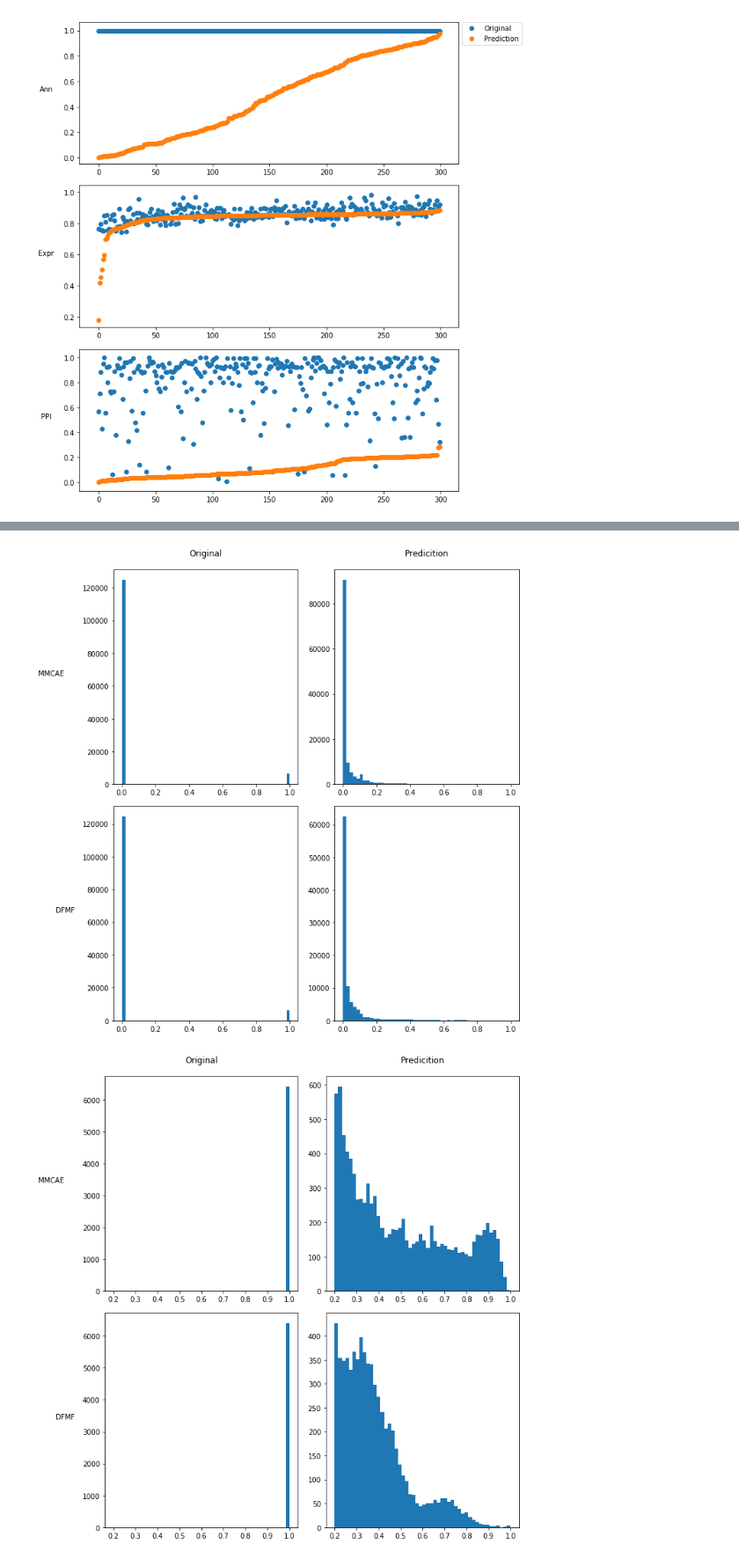
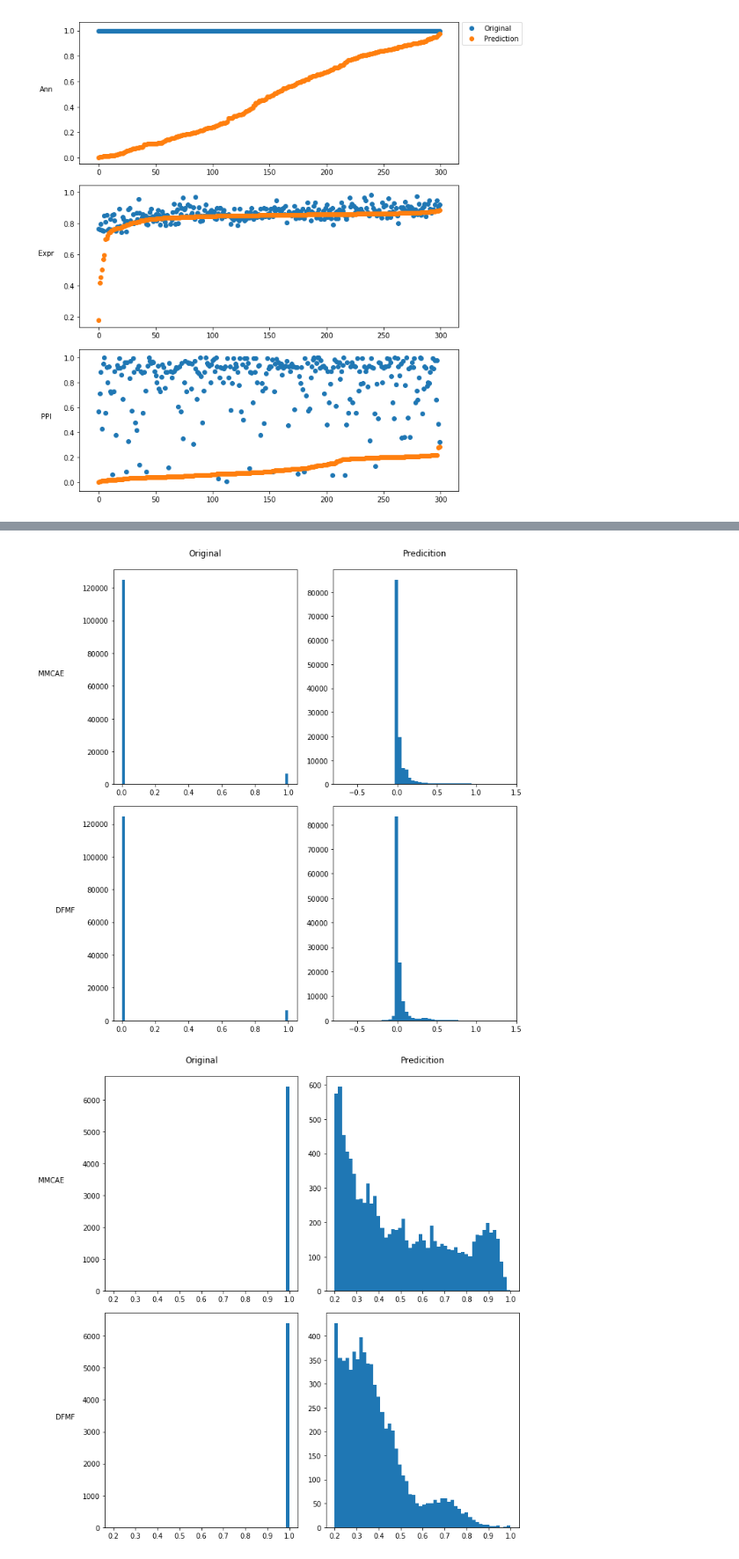
Before and after one commit to lovrek/MMCAE-data-fusion, a Jupyter notebook: Final Results/Model - dismissed data = 6%.ipynb, the cells around one changed output, grey strips where cells are left out. Shown at 88% size. Drawn from its saved outputs; the diff is of its cells as text; code cells hidden in the pictures.

```diff
--- a/Final Results/Model - dismissed data = 6%.ipynb
+++ b/Final Results/Model - dismissed data = 6%.ipynb
@@ -575,9 +575,10 @@ class MultiModal:
                 mse_base_line = mean_squared_error(self.shuffled_data[i].flatten(), self.base_line[i].flatten())
 
                 non_zeros = self.org_data[i].flatten()
-                non_zeros[self.org_data[i].flatten() > 0] = 1
+                non_zeros[non_zeros > 0] = 1
                 org_mean = round(np.mean(non_zeros * self.org_data[i].flatten()), 5)
-                predict_mean = round(np.mean(non_zeros * self.predict_data[i].flatten()), 5)
+#                 predict_mean = round(np.mean(non_zeros * self.predict_data[i].flatten()), 5)
+                predict_mean = round(np.mean(elf.predict_data[i].flatten()), 5)
 
                 outputBody = '(' + str(row) + ',' + str(col) + ') ' + '\t'
                 outputBody += str(round((np.count_nonzero(self.org_data[i])/(row * col)) * 100, 2)) + '% \t\t'
@@ -600,9 +601,10 @@ class MultiModal:
                 mse_base_line = mean_squared_error(self.shuffled_data[i][0].flatten(), self.base_line[i][0].flatten())
 
                 non_zeros = self.org_data[i][0].flatten()
-                non_zeros[self.org_data[i][0].flatten() > 0] = 1
+                non_zeros[non_zeros > 0] = 1
                 org_mean = round(np.mean(non_zeros * self.org_data[i][0].flatten()), 5)
-                predict_mean = round(np.mean(non_zeros * self.predict_data[i][0].flatten()), 5)
+#                 predict_mean = round(np.mean(non_zeros * self.predict_data[i][0].flatten()), 5)
+                predict_mean = round(np.mean(self.predict_data[i][0].flatten()), 5)
 
                 outputBody = '(' + str(row) + ',' + str(col) + ') ' + '\t'
                 outputBody += str(round((np.count_nonzero(self.org_data[i][0])/(row * col)) * 100, 2)) + '% \t\t'
@@ -1069,11 +1080,14 @@ for i in range(1):
 #     ax = axes[i]
     data = sorted(data, key=lambda l:l[3])
     dfmf_predict = sorted(dfmf_predict, key=lambda l:l[1])
+    dfmf_sum = 0
     for j in range(len(data)):
         data[j][0] = j
         data[j][2] = j
         dfmf_predict[j][0] = j
+        dfmf_sum += dfmf_predict[j][1]
 
+    print(1 - dfmf_sum/300)
     data = np.asarray(data)
     dfmf_predict = np.asarray(dfmf_predict)
     ax.scatter(data[:,0], data[:,1], label='Original')
@@ -1124,6 +1139,14 @@ for i in range(2):
     if i == 1:
         predict = predict_DFMF
 
+    non_zeros = predict.flatten()
+#     non_zeros = flt[flt > 0]
+    non_zeros[non_zeros > 0]  = 1
+    non_zeros[non_zeros < 0]  = 0
+    print('mean: '+str(np.mean(non_zeros * predict.flatten())))
+    print('average:' + str(np.average(predict)))
+    print()
+
     ax = axes[i][0]
     im = ax.imshow(org_data, vmin=0, vmax=1, cmap=plt.cm.get_cmap(color_pack))
 #         ax.set_ylabel(rows[i], labelpad=25, rotation=0, size='large')
@@ -1134,7 +1157,8 @@ for i in range(2):
         ax.set_ylabel(rows[i], rotation=0, labelpad=25)
 
     ax = axes[i][1]
-    im2 = ax.imshow(predict, vmin=np.min(predict), vmax=np.max(predict), cmap=plt.cm.get_cmap(color_pack2))
+    im2 = ax.imshow(predict, vmin=0, vmax=1, cmap=plt.cm.get_cmap(color_pack2))
+#     im2 = ax.imshow(predict, vmin=np.min(predict), vmax=np.max(predict), cmap=plt.cm.get_cmap(color_pack2))
     if i == 0:
         ax.set_title(cols[1], pad=20)
 
@@ -1168,37 +1195,40 @@ cols = ['Original', 'Predicition']
 rows = ['MMCAE', 'DFMF']
 fig, axes = plt.subplots(nrows=2, ncols=2, figsize=(10, 10))
 
+min_x = 0
+max_x = 0
 for i in range(2):
     org_data = model.org_data[0].flatten()
     pred_data = model.predict_data[0].flatten()
     if i == 1:
         pred_data = predict_DFMF.flatten()
 
+
     ax = axes[i][0]
-    n, bins, patches = ax.hist(org_data, num_bins, density=False, range=(0,1))
+    n, bins, patches = ax.hist(org_data, num_bins, density=False) #, range=(0,1))
 
 #     ax.set_ylabel(rows[i], rotation=0, labelpad=25)
 
     if i == 0:
         ax.set_title(cols[0], pad=20)
         ax.set_ylabel(rows[i], rotation=0, labelpad=45)
     else:
         ax.set_ylabel(rows[i], rotation=0, labelpad=25)
 
     ax = axes[i][1]
 # the histogram of the data
-    n, bins, patches = ax.hist(pred_data, num_bins, density=False,range=(0,1))
+    n, bins, patches = ax.hist(pred_data, num_bins, density=False, range=(-.7,1.4)) #range=(-1,1))
+
     if i == 0:
         ax.set_title(cols[1],pad=20)
-
 
 
 # Tweak spacing to prevent clipping of ylabel
 fig.tight_layout()
 plt.savefig(path + 'experiment_' + str(numOfExperiment) + '_ann_data_distribution_nn_vs_dfmf.png')
 plt.show()
 # %% [output]
-[figure, old version]
+[figure, new version]
 # %%
 num_bins = 50
 cols = ['Original', 'Predicition']
```
Also changed, not shown: parts of 12 cells of this notebook, 5 other files.
